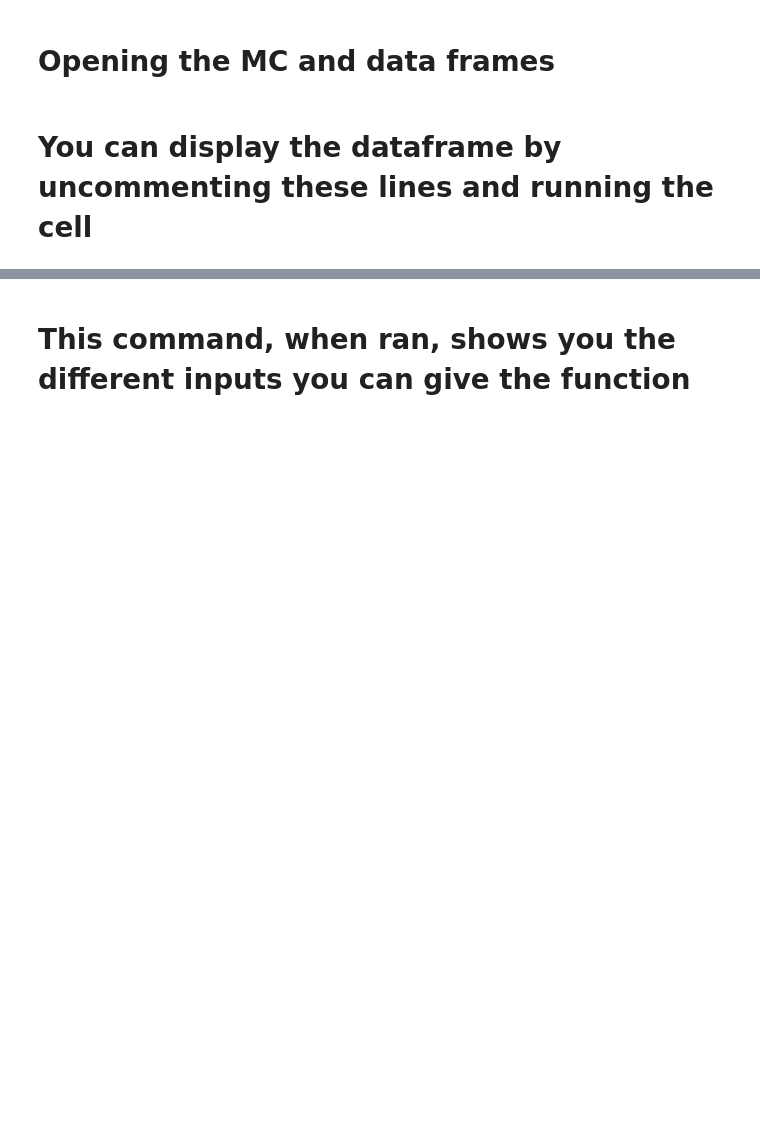
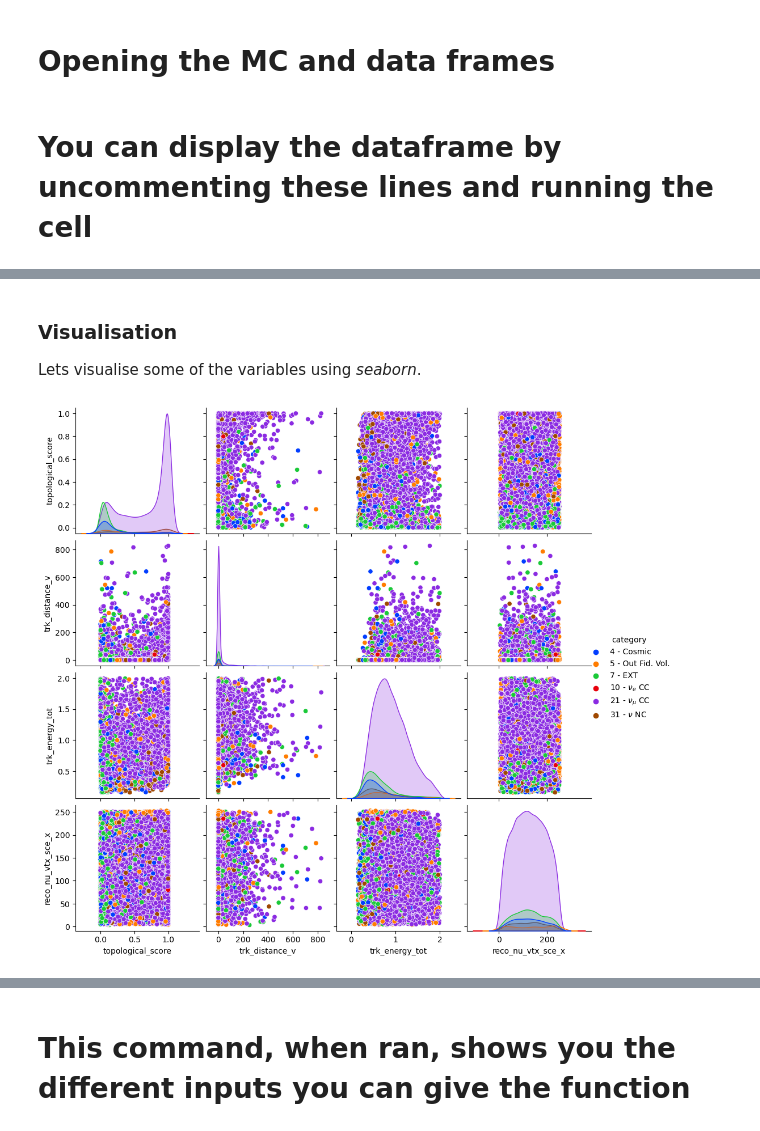
Before and after one commit to finnerudo/MScproject, a Jupyter notebook: MainAnalysis_refresh.ipynb, the cells around one changed output, grey strips where cells are left out. Saved outputs shown, nothing was run; the diff lists cells and outputs as text; code cells hidden in the pictures; blank space fills up the shorter version.

```diff
--- a/MainAnalysis_refresh.ipynb
+++ b/MainAnalysis_refresh.ipynb
@@ -58,0 +88,16 @@ data.head(10)
+# %%
+# Reducing the amount of data
+MC_EXT_VIS = MC_EXT.sample(int(len(MC_EXT)/10))
+
+# Resetting the index
+MC_EXT_VIS.reset_index(drop=True, inplace=True)
+
+# Removing high energy (unphysical) monte carlo results
+MC_EXL_VIS = MC_EXT_VIS.drop(MC_EXT_VIS[MC_EXT_VIS.trk_energy_tot > 2].index, inplace = True)
+
+# Resetting the index again
+MC_EXT_VIS.reset_index(drop=True, inplace=True)
+
+# Displaying dataframe
+print("Length of new data sample: {}".format(len(MC_EXT_VIS)))
+MC_EXT_VIS.head(10)
@@ -58,0 +117,21 @@ data.head(10)
+# %% [markdown]
+### Visualisation
+Lets visualise some of the variables using *seaborn*.
+# %%
+# Visualising a couple of variables.
+variable_list = ['category', 'topological_score', 'trk_distance_v', 'trk_energy_tot', 'reco_nu_vtx_sce_x']
+
+# List of categories in text
+ptype = [r"Cosmic", r"Out Fid. Vol.", r"EXT", r"$\nu_e$ CC", r"$\nu_{\mu}$ CC", r"$\nu$ NC"]
+
+# Plot data
+fig = sns.pairplot(MC_EXT_VIS[variable_list], hue = 'category', palette = 'bright')
+
+# Change location of legend
+fig._legend.set_bbox_to_anchor((1.05, 0.5))
+
+# Add Category number and type to legend
+for t, l in zip(fig._legend.texts, ptype):
+   t.set_text(str(t.get_text()) + " - " + str(l))
+# %% [output]
+[figure, added]
```
Also changed, not shown: parts of 16 cells of this notebook, 2 other files.
